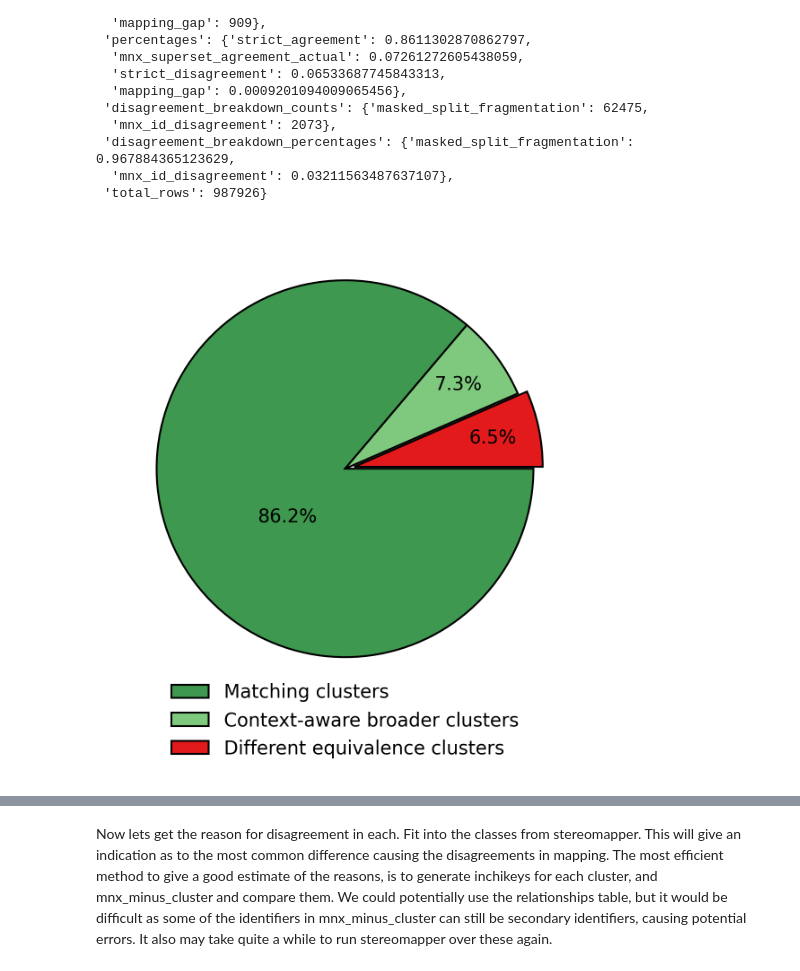
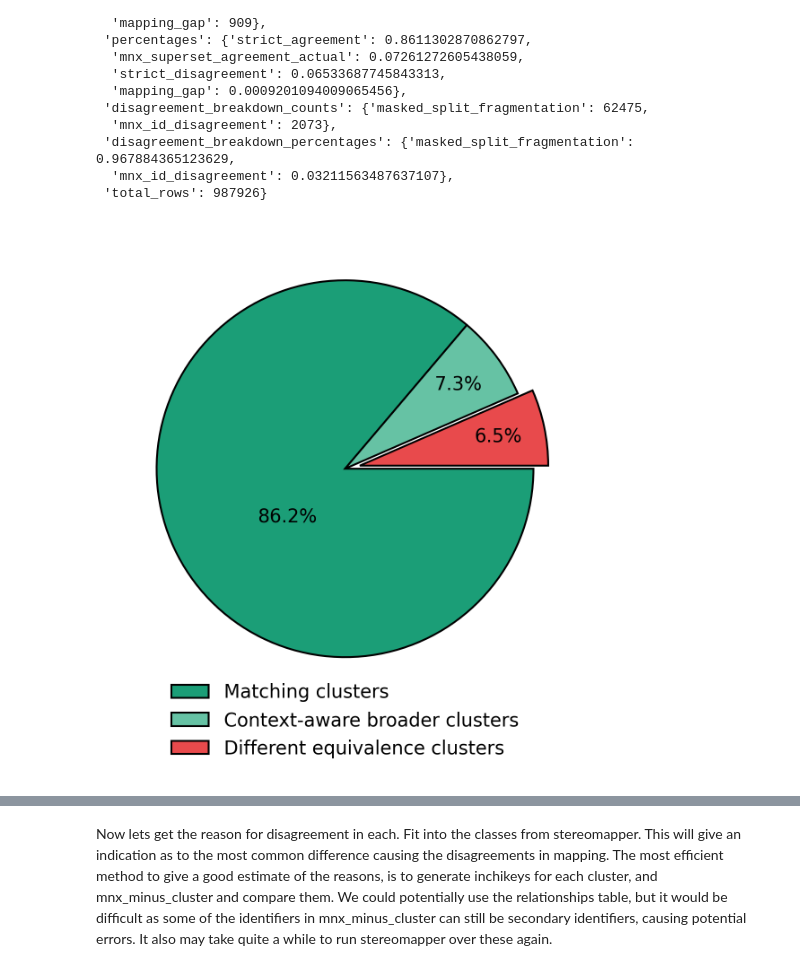
Before and after one commit to Digital-Metabolic-Twin-Centre/stereomapper, a Jupyter notebook: experiments/analysis/clustering_results_original.ipynb, the cells around one changed output, grey strips where cells are left out. Drawn from its saved outputs; the diff is of its cells as text; code cells hidden in the pictures.

Commit message:
improve plots for manuscript

```diff
--- a/experiments/analysis/clustering_results_original.ipynb
+++ b/experiments/analysis/clustering_results_original.ipynb
@@ -722,9 +722,9 @@ counts = {k: counts_all[k] for k in include_labels}
 percentages = {k: percentages_all[k] for k in include_labels}
 
 colour_map = {
-    "Agreement in Mapping": "#3f984f",
-    "Partial agreement": "#7fc97f",
-    "Disagreement in Mapping": "#e31a1c",
+    "Matching clusters": "#1b9e77",
+    "Context-aware broader clusters": "#66c2a4",
+    "Different equivalence clusters": "#e84a4c",
 }
 
 labels = list(counts.keys())
@@ -742,7 +742,7 @@ plt.rcParams.update({
 
 fig, ax = plt.subplots(figsize=(5, 5))
 
-explode = [0.0, 0.0, 0.05]
+explode = [0.0, 0.0, 0.08]
 
 def autopct_with_counts(pct):
     total = sizes.sum()
@@ -769,37 +769,37 @@ t_sa = autotexts[idx_sa]
 theta_mid = 0.5 * (w_sa.theta1 + w_sa.theta2)
 theta_mid += 15
 r = 0.4
 
 x = r * np.cos(np.deg2rad(theta_mid))
 y = r * np.sin(np.deg2rad(theta_mid))
 
 t_sa.set_position((x, y))
 t_sa.set_ha("center")
 t_sa.set_va("center")
 
 ax.set_aspect("equal")
 
 ax.legend(
     wedges,
     labels,
     loc="lower center",
     bbox_to_anchor=(0.5, -0.15),  # same as pie 1
     ncol=1,
     frameon=False,
     fontsize=10,
 )
 
 # Same margins as pie 1
 plt.subplots_adjust(left=0.15, right=0.85, top=0.95, bottom=0.25)
 
-plt.show()
-
 # save if needed
-outbase = Path.home() / 'stereomapper_revision' / 'v5' / 'graphics' / 'fig4_updated' / 'panelA'
+outbase = Path.home() / 'stereomapper_revision' / 'v5' / 'graphics' / 'fig6_updated' / 'panelA'
 fig.savefig(outbase.with_suffix('.pdf'), bbox_inches='tight')
 fig.savefig(outbase.with_suffix('.svg'), bbox_inches='tight')
+
+plt.show()
 # %% [output]
-[figure, old version]
+[figure, new version]
 # %%
 # DataFrames you can display/export
 df_agree      = strict_views["strict_agreement_df"]
```
Also changed, not shown: parts of 2 cells of this notebook, 2 other files.
